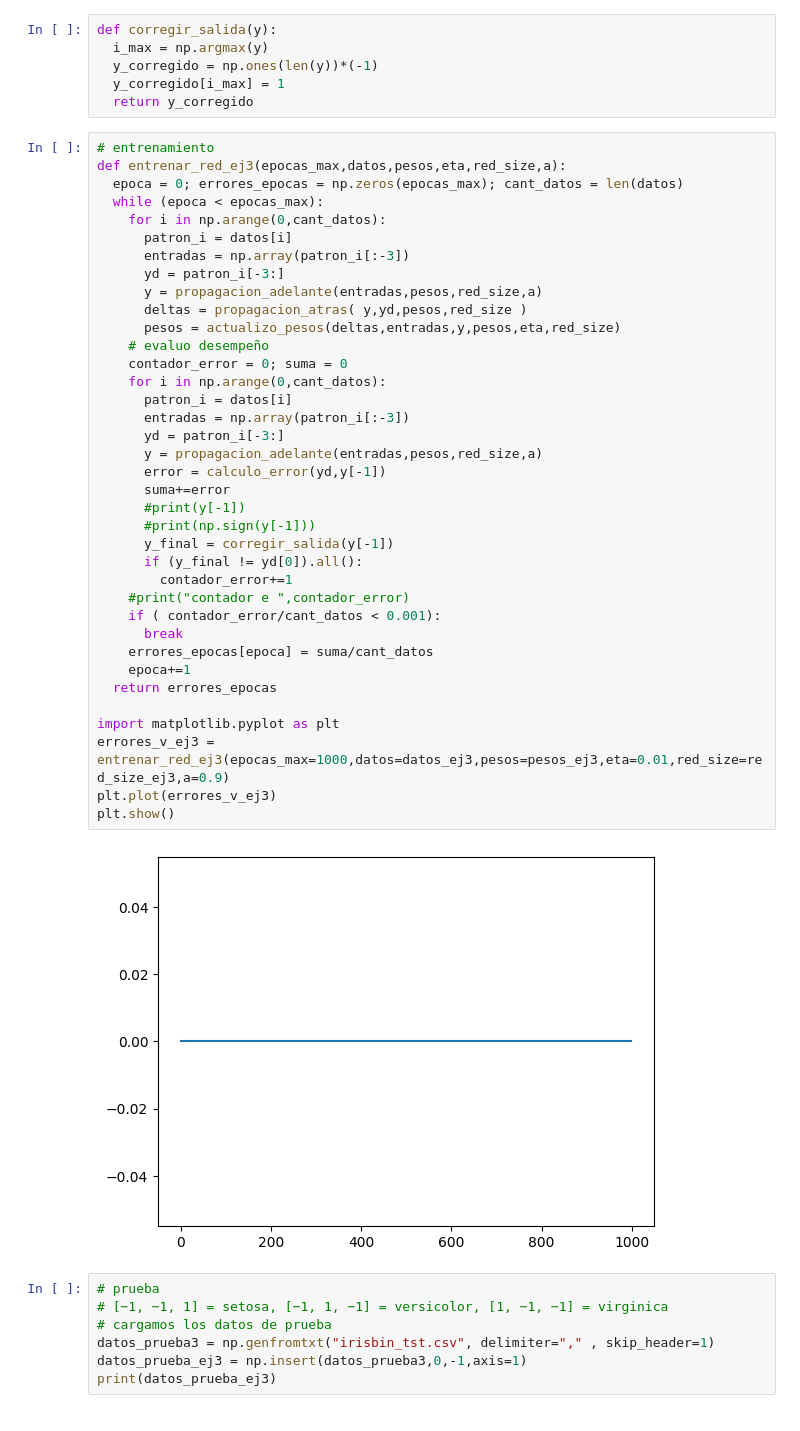
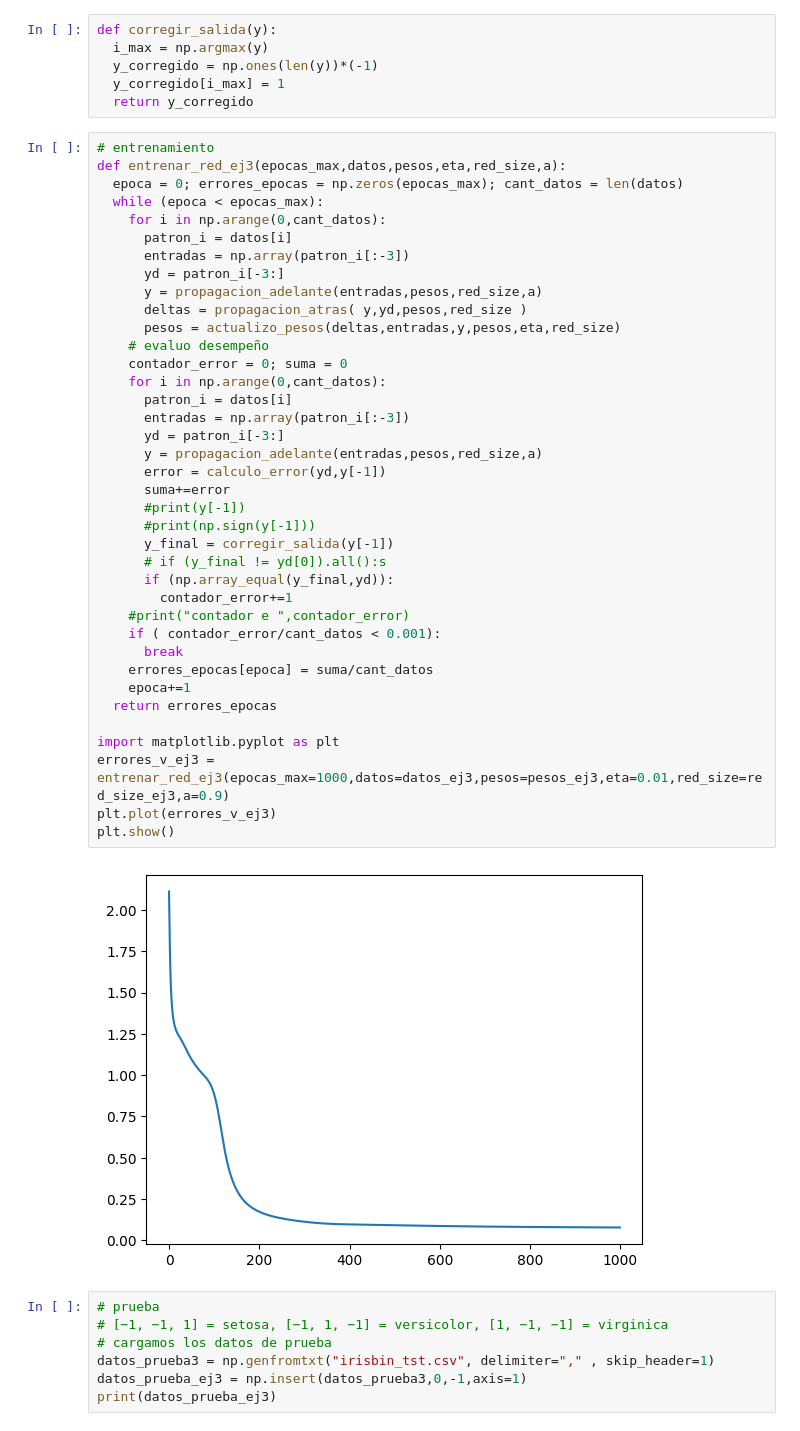
Before and after one commit to aguusandy/ic_2023, a Jupyter notebook: inteligencia_guia2.ipynb, the cells around one changed output. Drawn from its saved outputs; the diff is of its cells as text.

```diff
--- a/inteligencia_guia2.ipynb
+++ b/inteligencia_guia2.ipynb
@@ -338,35 +338,36 @@ def entrenar_red_ej3(epocas_max,datos,pesos,eta,red_size,a):
       entradas = np.array(patron_i[:-3])
       yd = patron_i[-3:]
       y = propagacion_adelante(entradas,pesos,red_size,a)
       deltas = propagacion_atras( y,yd,pesos,red_size )
       pesos = actualizo_pesos(deltas,entradas,y,pesos,eta,red_size)
     # evaluo desempeño
     contador_error = 0; suma = 0
     for i in np.arange(0,cant_datos):
       patron_i = datos[i]
       entradas = np.array(patron_i[:-3])
       yd = patron_i[-3:]
       y = propagacion_adelante(entradas,pesos,red_size,a)
       error = calculo_error(yd,y[-1])
       suma+=error
       #print(y[-1])
       #print(np.sign(y[-1]))
       y_final = corregir_salida(y[-1])
-      if (y_final != yd[0]).all():
+      # if (y_final != yd[0]).all():s
+      if (np.array_equal(y_final,yd)):
         contador_error+=1
     #print("contador e ",contador_error)
     if ( contador_error/cant_datos < 0.001):
       break
     errores_epocas[epoca] = suma/cant_datos
     epoca+=1
   return errores_epocas
 
 import matplotlib.pyplot as plt
 errores_v_ej3 = entrenar_red_ej3(epocas_max=1000,datos=datos_ej3,pesos=pesos_ej3,eta=0.01,red_size=red_size_ej3,a=0.9)
 plt.plot(errores_v_ej3)
 plt.show()
 # %% [output]
-[figure, old version]
+[figure, new version]
 # %%
 # prueba
 # [−1, −1, 1] = setosa, [−1, 1, −1] = versicolor, [1, −1, −1] = virginica
```
Also changed, not shown: parts of 2 cells of this notebook.
